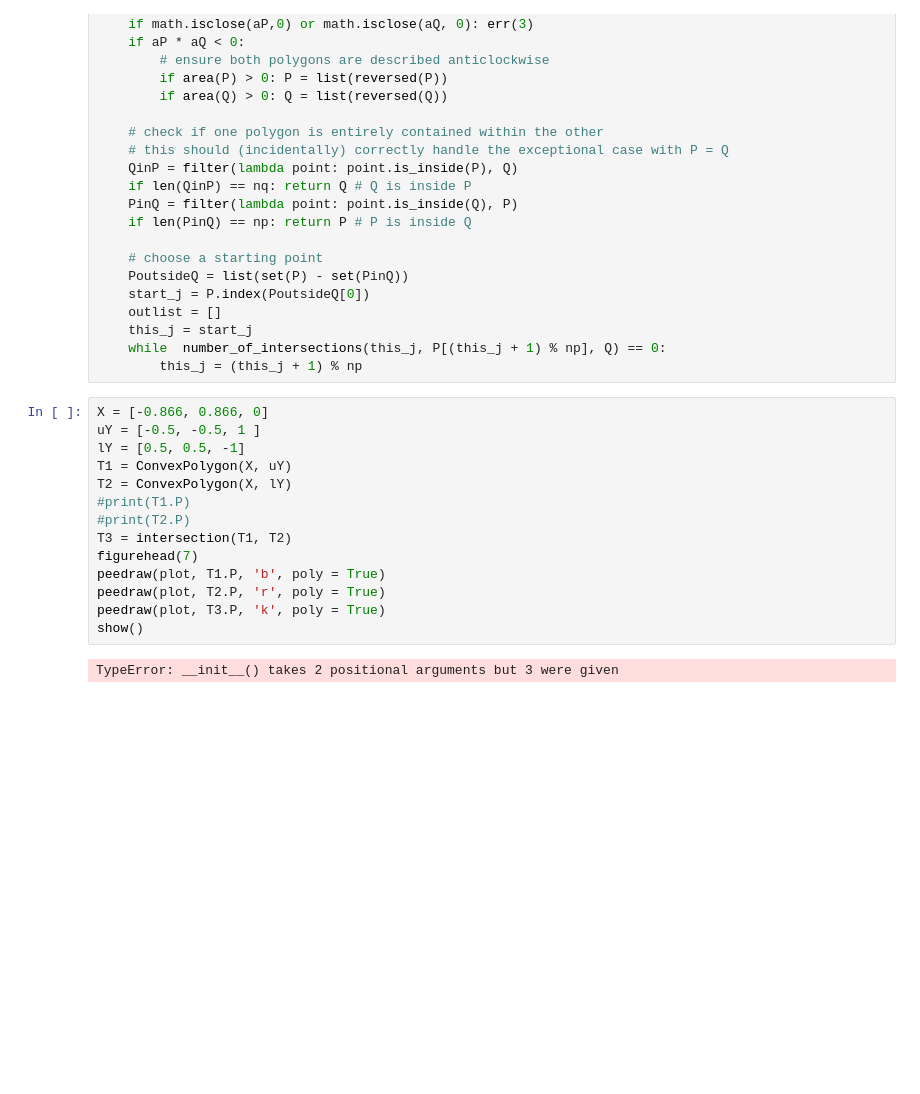
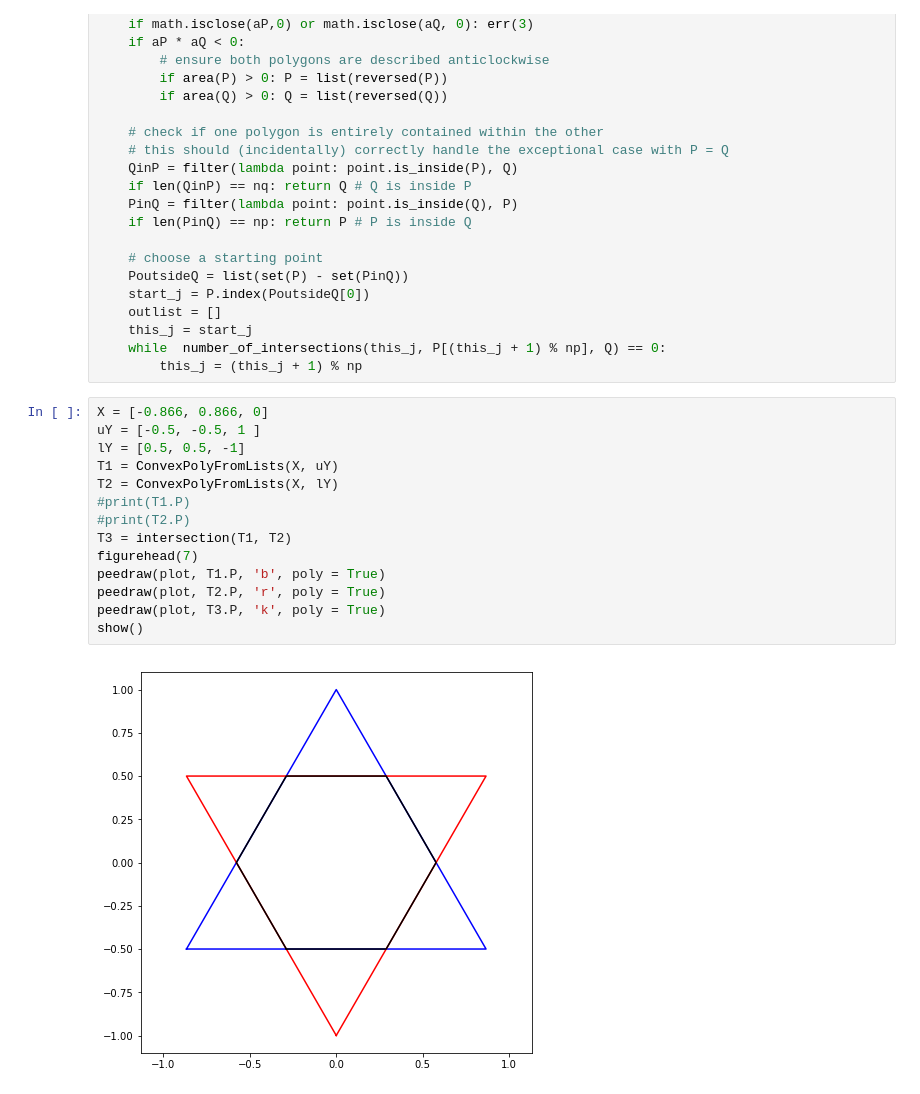
Before and after one commit to holdenweb/davidstephens, a Jupyter notebook: neighbours_dll_polygon_meet.ipynb, the cells around one changed output. Saved outputs shown, nothing was run; the diff lists cells and outputs as text; blank space fills up the shorter version.

Commit message:
Minor tweak for overlooked old-style ConvexPolygon calls.

```diff
--- a/neighbours_dll_polygon_meet.ipynb
+++ b/neighbours_dll_polygon_meet.ipynb
@@ -680,18 +680,18 @@ def polygon_intersection(Pinput, Qinput):
 # %%
 X = [-0.866, 0.866, 0]
 uY = [-0.5, -0.5, 1 ]
 lY = [0.5, 0.5, -1]
-T1 = ConvexPolygon(X, uY)
-T2 = ConvexPolygon(X, lY)
+T1 = ConvexPolyFromLists(X, uY)
+T2 = ConvexPolyFromLists(X, lY)
 #print(T1.P)
 #print(T2.P)
 T3 = intersection(T1, T2)
 figurehead(7)
 peedraw(plot, T1.P, 'b', poly = True)
 peedraw(plot, T2.P, 'r', poly = True)
 peedraw(plot, T3.P, 'k', poly = True)
 show()
 # %% [output]
-TypeError: __init__() takes 2 positional arguments but 3 were given
+[figure, added]
 # %%
 print(math.inf)
```
Also changed, not shown: parts of 2 cells of this notebook.
